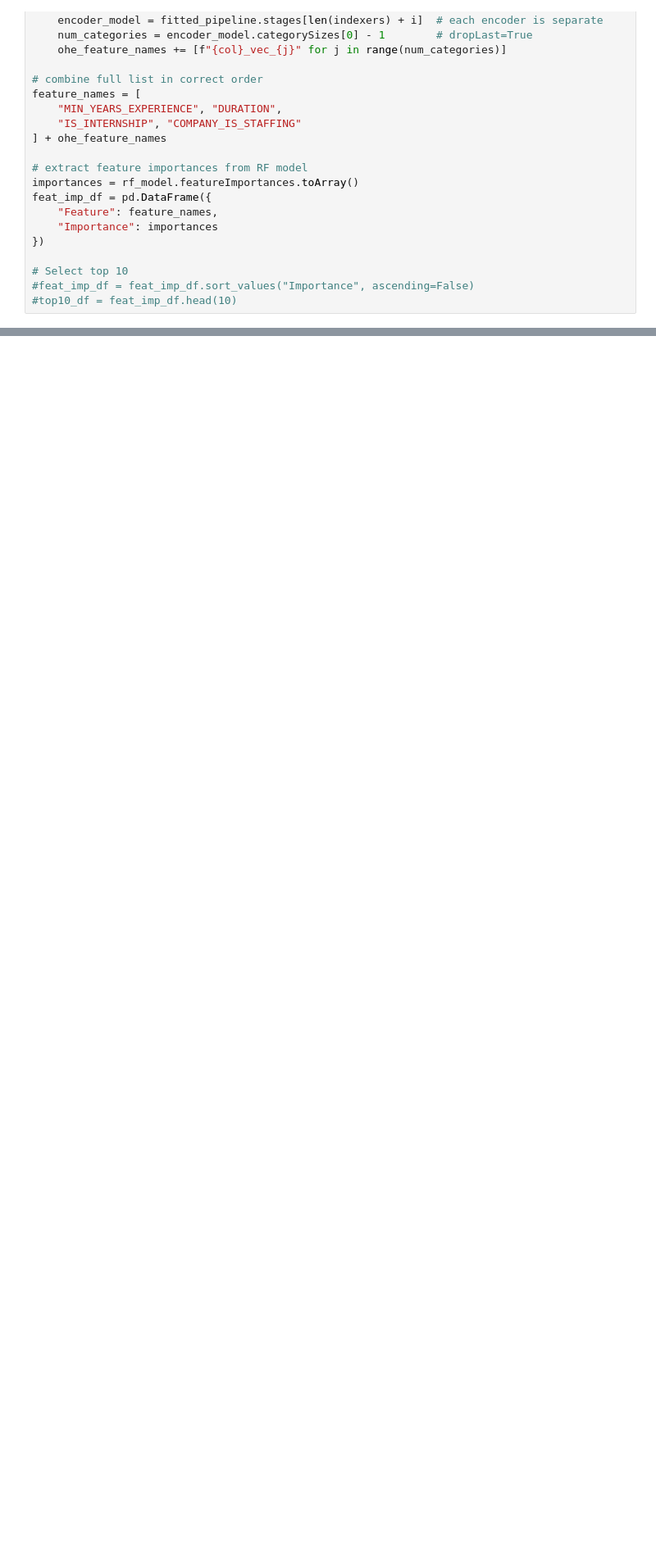
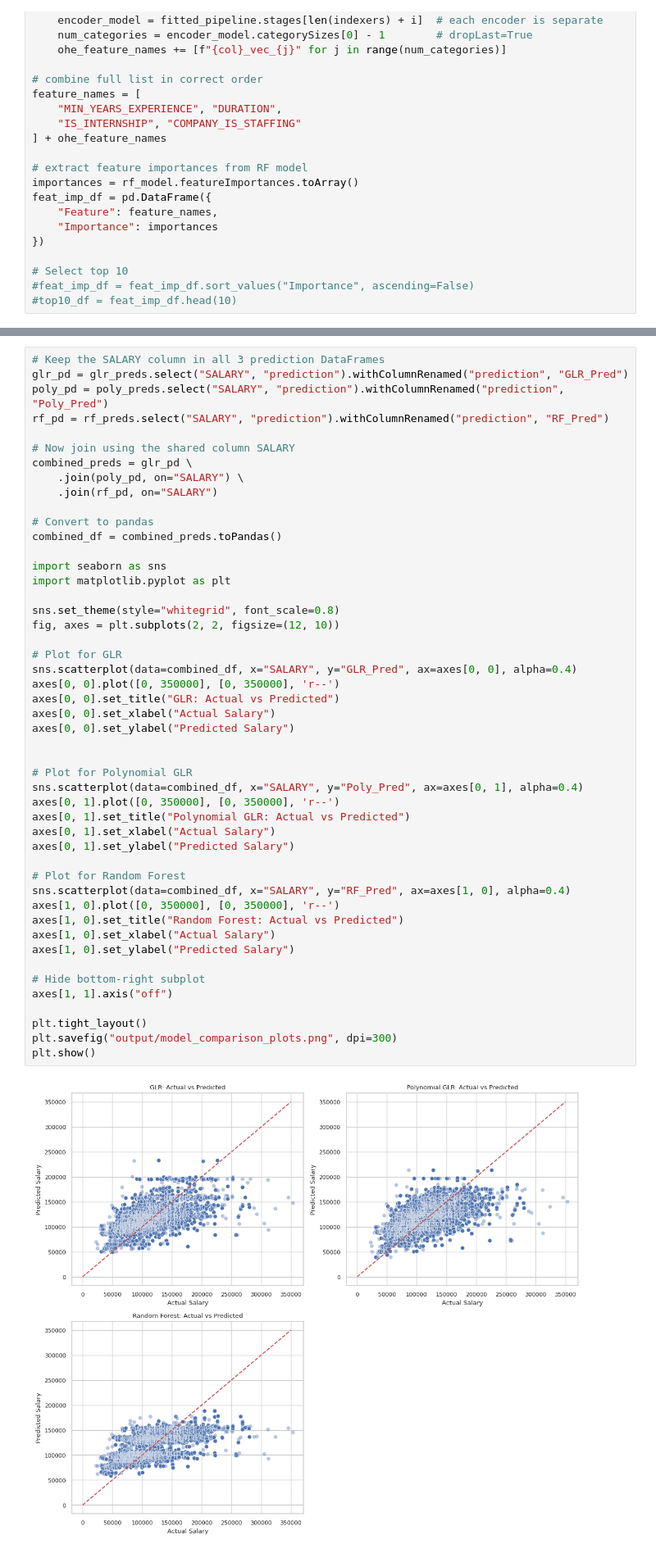
Before and after one commit to met-ad-688/assignment-04-leoliu36, a Jupyter notebook: assignment04-leoliu36.ipynb, the cells around one changed output, grey strips where cells are left out. Shown at 82% size. Drawn from its saved outputs; the diff is of its cells as text; blank space fills up the shorter version.

```diff
--- a/assignment04-leoliu36.ipynb
+++ b/assignment04-leoliu36.ipynb
@@ -956,0 +922,50 @@ Random Forest RMSE: 34478.66
+# %%
+# Keep the SALARY column in all 3 prediction DataFrames
+glr_pd = glr_preds.select("SALARY", "prediction").withColumnRenamed("prediction", "GLR_Pred")
+poly_pd = poly_preds.select("SALARY", "prediction").withColumnRenamed("prediction", "Poly_Pred")
+rf_pd = rf_preds.select("SALARY", "prediction").withColumnRenamed("prediction", "RF_Pred")
+
+# Now join using the shared column SALARY
+combined_preds = glr_pd \
+    .join(poly_pd, on="SALARY") \
+    .join(rf_pd, on="SALARY")
+
+# Convert to pandas
+combined_df = combined_preds.toPandas()
+
+import seaborn as sns
+import matplotlib.pyplot as plt
+
+sns.set_theme(style="whitegrid", font_scale=0.8)
+fig, axes = plt.subplots(2, 2, figsize=(12, 10))
+
+# Plot for GLR
+sns.scatterplot(data=combined_df, x="SALARY", y="GLR_Pred", ax=axes[0, 0], alpha=0.4)
+axes[0, 0].plot([0, 350000], [0, 350000], 'r--')
+axes[0, 0].set_title("GLR: Actual vs Predicted")
+axes[0, 0].set_xlabel("Actual Salary")
+axes[0, 0].set_ylabel("Predicted Salary")
+
+
+# Plot for Polynomial GLR
+sns.scatterplot(data=combined_df, x="SALARY", y="Poly_Pred", ax=axes[0, 1], alpha=0.4)
+axes[0, 1].plot([0, 350000], [0, 350000], 'r--')
+axes[0, 1].set_title("Polynomial GLR: Actual vs Predicted")
+axes[0, 1].set_xlabel("Actual Salary")
+axes[0, 1].set_ylabel("Predicted Salary")
+
+# Plot for Random Forest
+sns.scatterplot(data=combined_df, x="SALARY", y="RF_Pred", ax=axes[1, 0], alpha=0.4)
+axes[1, 0].plot([0, 350000], [0, 350000], 'r--')
+axes[1, 0].set_title("Random Forest: Actual vs Predicted")
+axes[1, 0].set_xlabel("Actual Salary")
+axes[1, 0].set_ylabel("Predicted Salary")
+
+# Hide bottom-right subplot
+axes[1, 1].axis("off")
+
+plt.tight_layout()
+plt.savefig("output/model_comparison_plots.png", dpi=300)
+plt.show()
+# %% [output]
+[figure, added]
```
Also changed, not shown: parts of 18 cells of this notebook, 2 other files.
